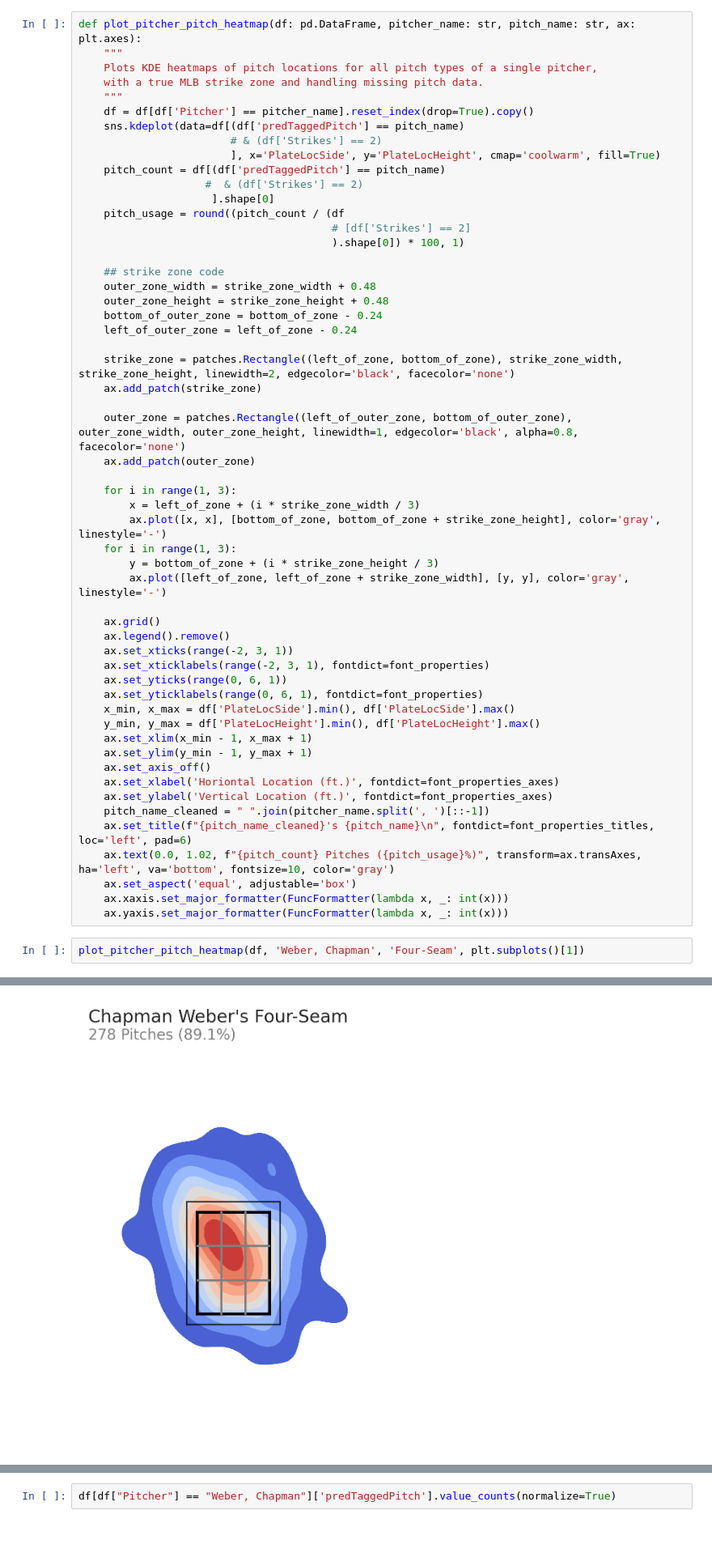
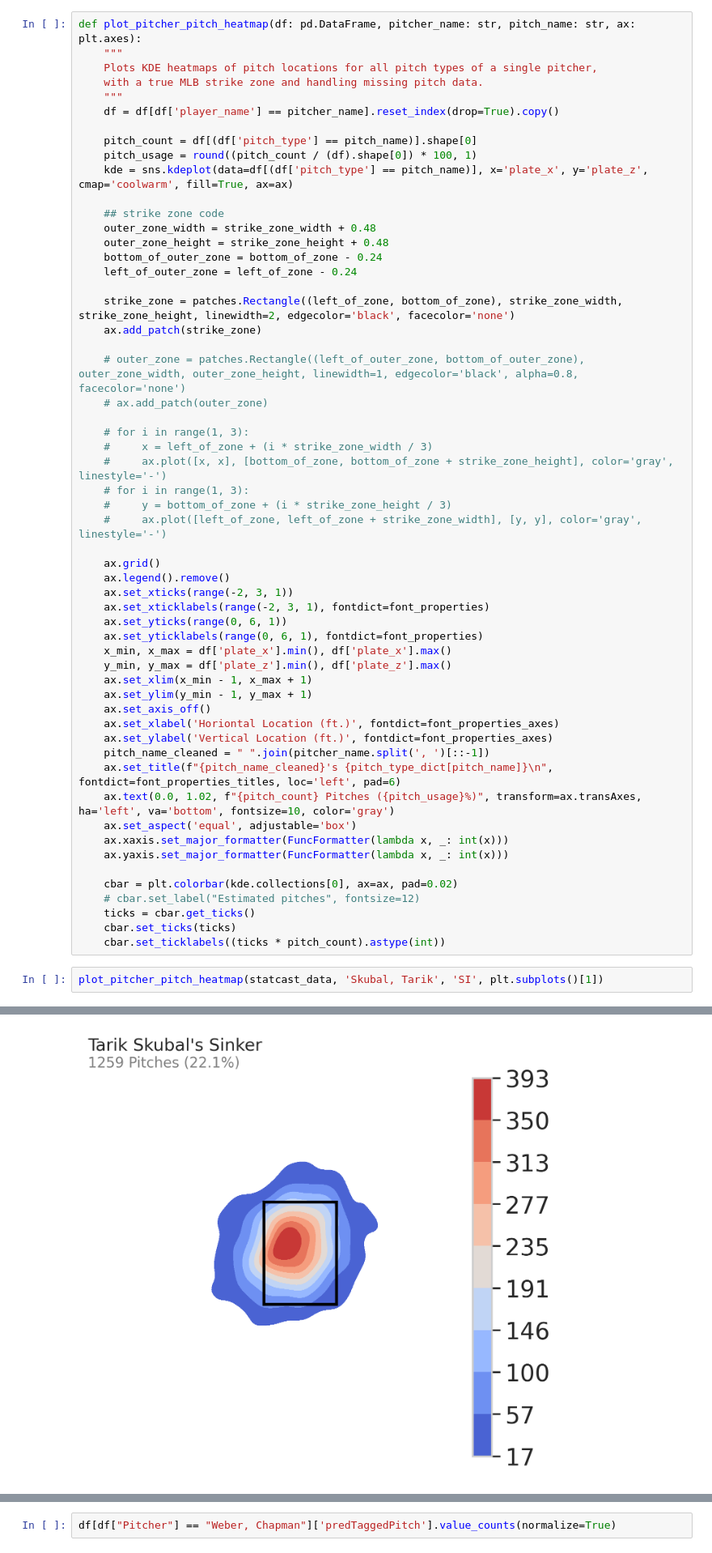
Before and after one commit to jackkalsched/UCSD_Baseball_25, a Jupyter notebook: Pitching/pitch reports/heat_maps.ipynb, the cells around one changed output, grey strips where cells are left out. Shown at 81% size. Drawn from its saved outputs; the diff is of its cells as text.

Commit message:
added mlb heatmaps

```diff
--- a/Pitching/pitch reports/heat_maps.ipynb
+++ b/Pitching/pitch reports/heat_maps.ipynb
@@ -63,16 +60,11 @@ def plot_pitcher_pitch_heatmap(df: pd.DataFrame, pitcher_name: str, pitch_name:
     Plots KDE heatmaps of pitch locations for all pitch types of a single pitcher,
     with a true MLB strike zone and handling missing pitch data.
     """
-    df = df[df['Pitcher'] == pitcher_name].reset_index(drop=True).copy()
-    sns.kdeplot(data=df[(df['predTaggedPitch'] == pitch_name)
-                        # & (df['Strikes'] == 2)
-                        ], x='PlateLocSide', y='PlateLocHeight', cmap='coolwarm', fill=True)
-    pitch_count = df[(df['predTaggedPitch'] == pitch_name)
-                    #  & (df['Strikes'] == 2)
-                     ].shape[0]
-    pitch_usage = round((pitch_count / (df
-                                        # [df['Strikes'] == 2]
-                                        ).shape[0]) * 100, 1)
+    df = df[df['player_name'] == pitcher_name].reset_index(drop=True).copy()
+
+    pitch_count = df[(df['pitch_type'] == pitch_name)].shape[0]
+    pitch_usage = round((pitch_count / (df).shape[0]) * 100, 1)
+    kde = sns.kdeplot(data=df[(df['pitch_type'] == pitch_name)], x='plate_x', y='plate_z', cmap='coolwarm', fill=True, ax=ax)
 
     ## strike zone code
     outer_zone_width = strike_zone_width + 0.48
@@ -83,15 +75,15 @@ def plot_pitcher_pitch_heatmap(df: pd.DataFrame, pitcher_name: str, pitch_name:
     strike_zone = patches.Rectangle((left_of_zone, bottom_of_zone), strike_zone_width, strike_zone_height, linewidth=2, edgecolor='black', facecolor='none')
     ax.add_patch(strike_zone)
 
-    outer_zone = patches.Rectangle((left_of_outer_zone, bottom_of_outer_zone), outer_zone_width, outer_zone_height, linewidth=1, edgecolor='black', alpha=0.8, facecolor='none')
-    ax.add_patch(outer_zone)
+    # outer_zone = patches.Rectangle((left_of_outer_zone, bottom_of_outer_zone), outer_zone_width, outer_zone_height, linewidth=1, edgecolor='black', alpha=0.8, facecolor='none')
+    # ax.add_patch(outer_zone)
 
-    for i in range(1, 3):
-        x = left_of_zone + (i * strike_zone_width / 3)
-        ax.plot([x, x], [bottom_of_zone, bottom_of_zone + strike_zone_height], color='gray', linestyle='-')
-    for i in range(1, 3):
-        y = bottom_of_zone + (i * strike_zone_height / 3)
-        ax.plot([left_of_zone, left_of_zone + strike_zone_width], [y, y], color='gray', linestyle='-')
+    # for i in range(1, 3):
+    #     x = left_of_zone + (i * strike_zone_width / 3)
+    #     ax.plot([x, x], [bottom_of_zone, bottom_of_zone + strike_zone_height], color='gray', linestyle='-')
+    # for i in range(1, 3):
+    #     y = bottom_of_zone + (i * strike_zone_height / 3)
+    #     ax.plot([left_of_zone, left_of_zone + strike_zone_width], [y, y], color='gray', linestyle='-')
 
     ax.grid()
     ax.legend().remove()
@@ -99,21 +91,27 @@ def plot_pitcher_pitch_heatmap(df: pd.DataFrame, pitcher_name: str, pitch_name:
     ax.set_xticklabels(range(-2, 3, 1), fontdict=font_properties)
     ax.set_yticks(range(0, 6, 1))
     ax.set_yticklabels(range(0, 6, 1), fontdict=font_properties)
-    x_min, x_max = df['PlateLocSide'].min(), df['PlateLocSide'].max()
-    y_min, y_max = df['PlateLocHeight'].min(), df['PlateLocHeight'].max()
+    x_min, x_max = df['plate_x'].min(), df['plate_x'].max()
+    y_min, y_max = df['plate_z'].min(), df['plate_z'].max()
     ax.set_xlim(x_min - 1, x_max + 1)
     ax.set_ylim(y_min - 1, y_max + 1)
     ax.set_axis_off()
     ax.set_xlabel('Horiontal Location (ft.)', fontdict=font_properties_axes)
     ax.set_ylabel('Vertical Location (ft.)', fontdict=font_properties_axes)
     pitch_name_cleaned = " ".join(pitcher_name.split(', ')[::-1])
-    ax.set_title(f"{pitch_name_cleaned}'s {pitch_name}\n", fontdict=font_properties_titles, loc='left', pad=6)
+    ax.set_title(f"{pitch_name_cleaned}'s {pitch_type_dict[pitch_name]}\n", fontdict=font_properties_titles, loc='left', pad=6)
     ax.text(0.0, 1.02, f"{pitch_count} Pitches ({pitch_usage}%)", transform=ax.transAxes, ha='left', va='bottom', fontsize=10, color='gray')
     ax.set_aspect('equal', adjustable='box')
     ax.xaxis.set_major_formatter(FuncFormatter(lambda x, _: int(x)))
     ax.yaxis.set_major_formatter(FuncFormatter(lambda x, _: int(x)))
+
+    cbar = plt.colorbar(kde.collections[0], ax=ax, pad=0.02)
+    # cbar.set_label("Estimated pitches", fontsize=12)
+    ticks = cbar.get_ticks()
+    cbar.set_ticks(ticks)
+    cbar.set_ticklabels((ticks * pitch_count).astype(int))
 # %%
-plot_pitcher_pitch_heatmap(df, 'Weber, Chapman', 'Four-Seam', plt.subplots()[1])
+plot_pitcher_pitch_heatmap(statcast_data, 'Skubal, Tarik', 'SI', plt.subplots()[1])
 # %% [output]
 No artists with labels found to put in legend.  Note that artists whose label start with an underscore are ignored when legend() is called with no argument.
-[figure, old version]
+[figure, new version]
```
Also changed, not shown: parts of 6 cells of this notebook.
